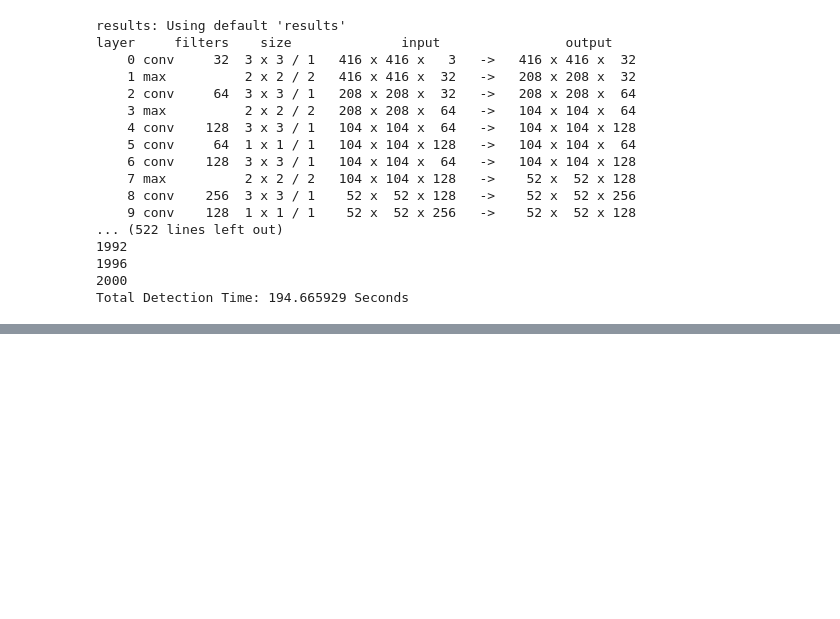
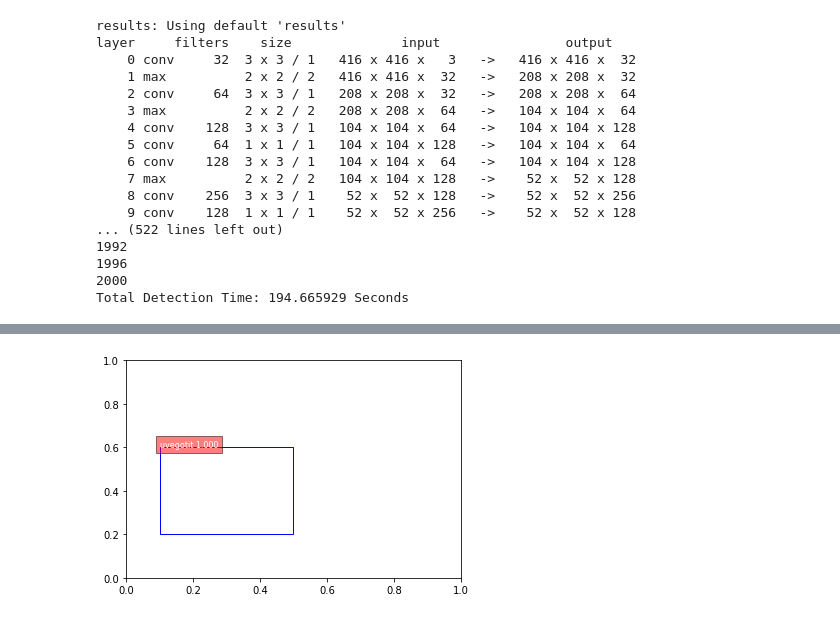
Before and after one commit to babyformula/object_detection, a Jupyter notebook: Object_Detection_for_Self_Driving.ipynb, the cells around one changed output, grey strips where cells are left out. Drawn from its saved outputs; the diff is of its cells as text; code cells hidden in the pictures; blank space fills up the shorter version.

```diff
--- a/Object_Detection_for_Self_Driving.ipynb
+++ b/Object_Detection_for_Self_Driving.ipynb
@@ -191,0 +249,40 @@ Total Detection Time: 194.665929 Seconds
+# %%
+import matplotlib.pyplot as plt
+import matplotlib.patches as patches
+
+yea = patches.Rectangle((x1,y1),x2-x1,y2-y1,
+                                linewidth=1, edgecolor='b', facecolor='none', label="uvegotit")
+fig,em = plt.subplots(1)
+em.add_patch(yea)
+plt.gca().text(x1, y1, '{:s} {:.3f}'.format("uvegotit", 1.0),
+                       bbox=dict(facecolor='red', alpha=0.5), fontsize=8, color='white')
+plt.show()
+
+'''
+float thresh = .25;  # CHANGE
+
+        if(!outfile) outfile = "comp4_det_test_";
+        fps = calloc(classes, sizeof(FILE *));
+        for(j = 0; j < classes; ++j){
+            snprintf(buff, 1024, "%s/%s%s.txt", prefix, outfile, names[j]);
+            fps[j] = fopen(buff, "w");
+        }
+        ...
+        print_detector_detections(fps, id, boxes, probs, l.w*l.h*l.n, classes, w, h);
+        -->
+        void print_detector_detections(FILE **fps, char *id, box *boxes,
+                                        float **probs, int total, int classes, int w, int h)
+            for(i = 0; i < total; ++i){
+                float xmin = boxes[i].x - boxes[i].w/2. + 1;
+                ...
+                for(j = 0; j < classes; ++j){
+                    ...
+                    if (probs[i][j]) fprintf(fps[j], "%s %f %f %f %f %f\n", id, probs[i][j],
+                        xmin, ymin, xmax, ymax);
+
+_[class_name].txt; eval=voc
+70601 0.737786 241.883423 151.930450 303.994324 184.534180 \n
+imd_id, probs[i][j], xmin, ymin, xmax, ymax
+'''
+# %% [output]
+[figure, added]
```
Also changed, not shown: parts of 6 cells of this notebook, 1 other file.
